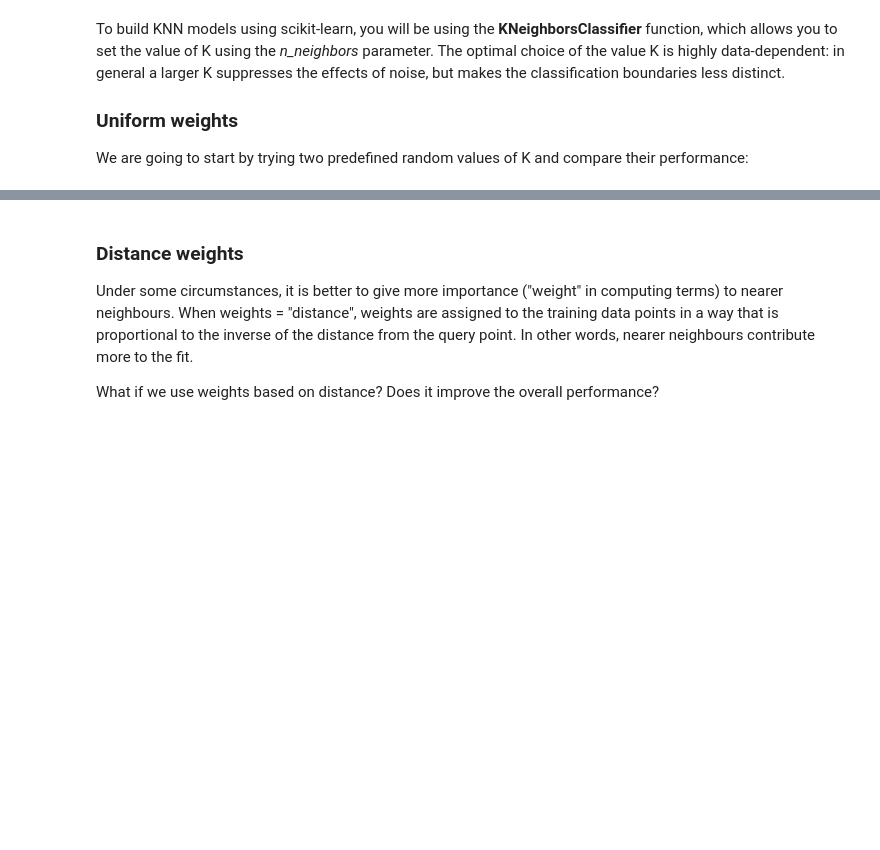
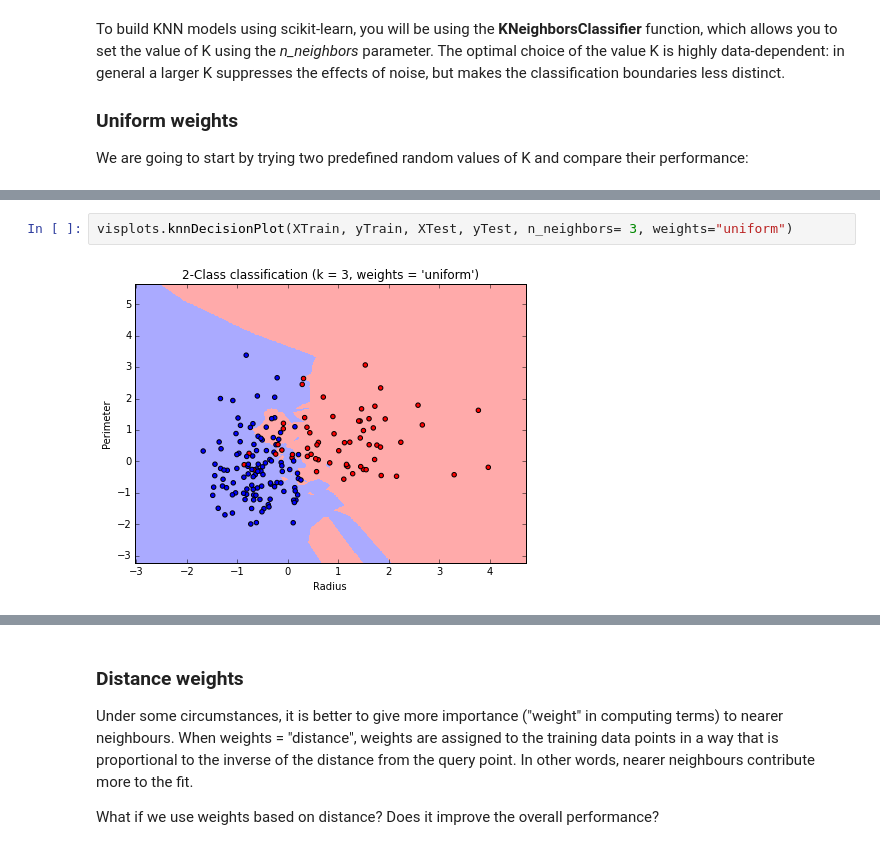
Before and after one commit to cambridgecoding/pydata-tutorial, a Jupyter notebook: PyData.ipynb, the cells around one changed output, grey strips where cells are left out. Drawn from its saved outputs; the diff is of its cells as text; blank space fills up the shorter version.

```diff
--- a/PyData.ipynb
+++ b/PyData.ipynb
@@ -121,0 +171,4 @@ print "Overall Accuracy:", round(metrics.accuracy_score(yTest, yPredK10), 2)
+# %%
+visplots.knnDecisionPlot(XTrain, yTrain, XTest, yTest, n_neighbors= 3, weights="uniform")
+# %% [output]
+[figure, added]
```
Also changed, not shown: parts of 39 cells of this notebook, 1 other file.
